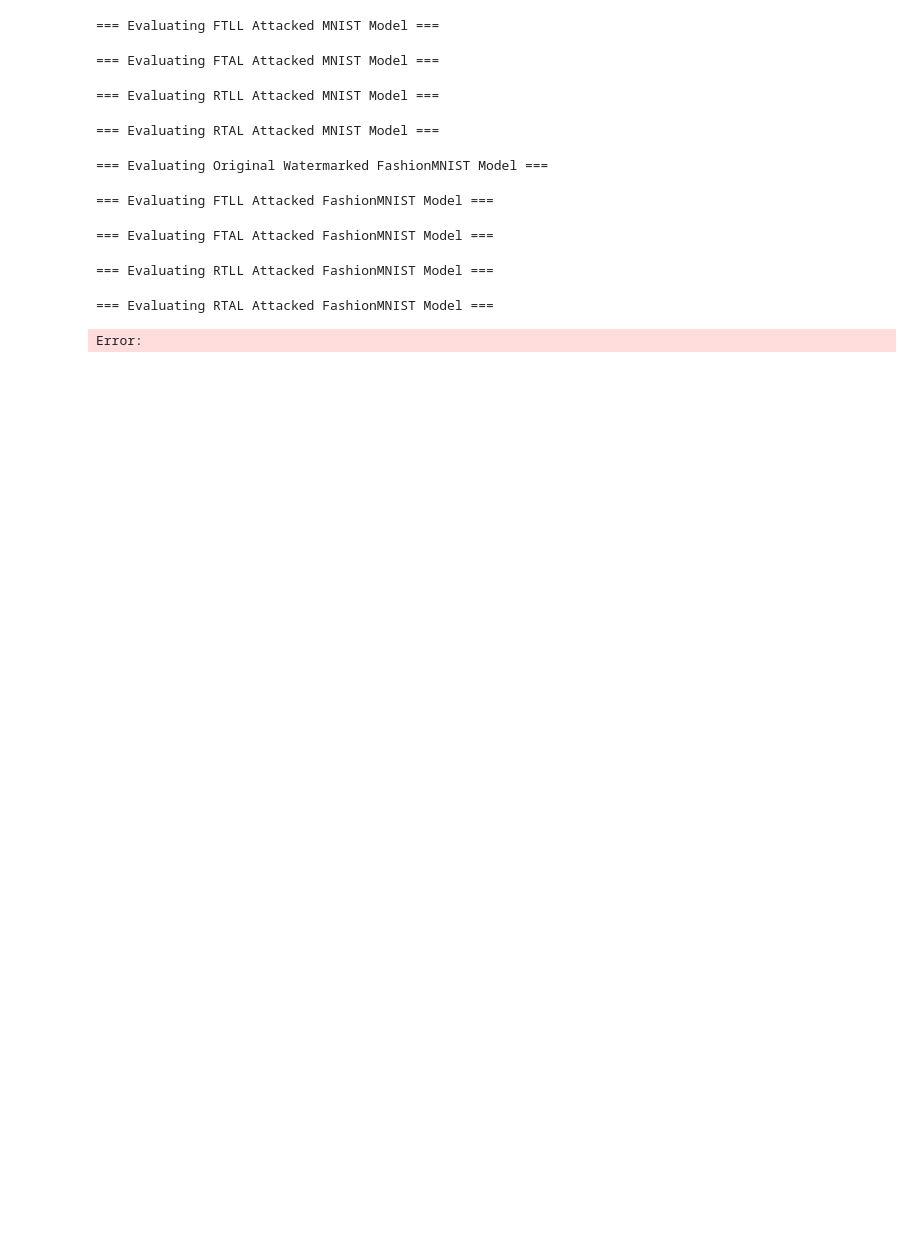
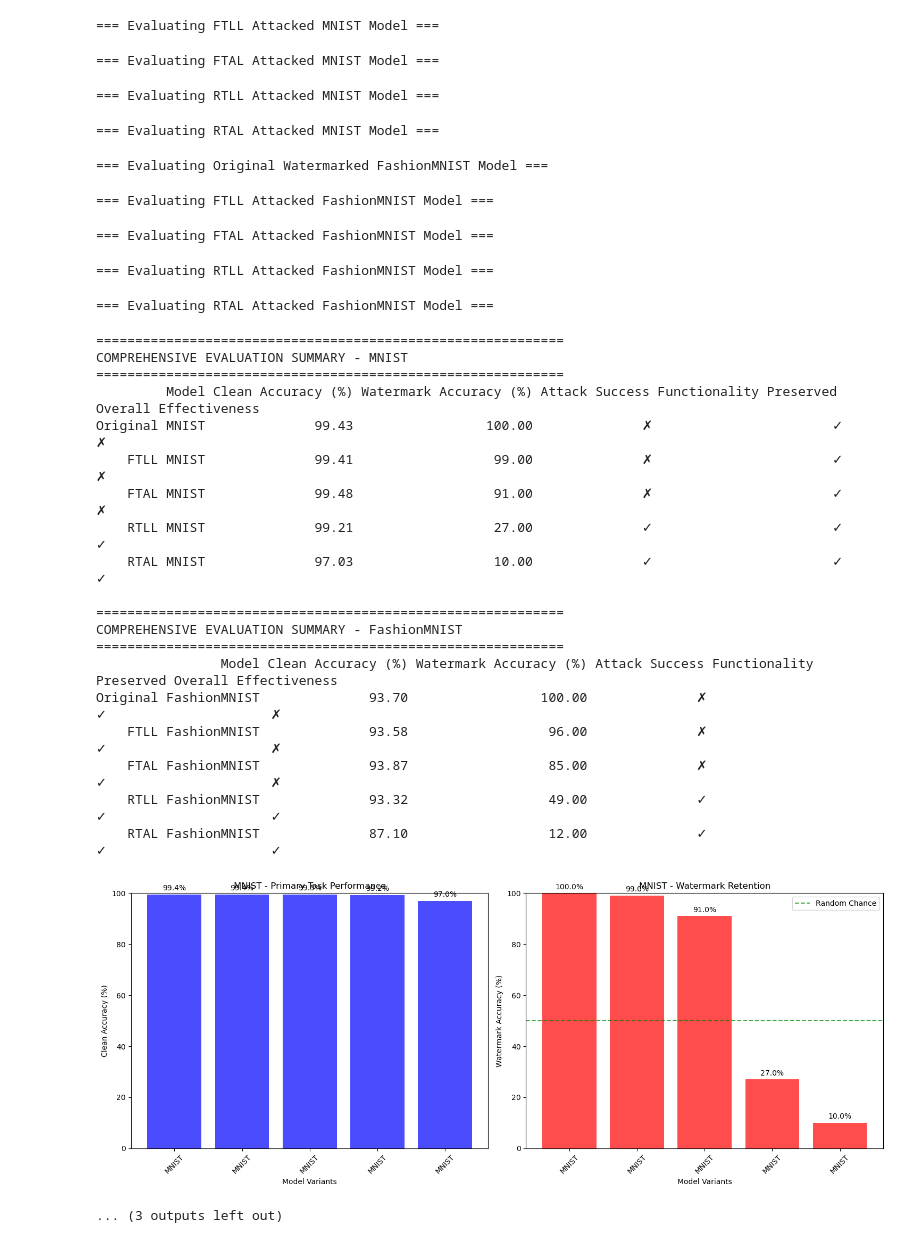
Before and after one commit to vinzentbeer/speml-dl-fingerprint, a Jupyter notebook: notebooks/evaluate.ipynb, the cells around one changed output. Saved outputs shown, nothing was run; the diff lists cells and outputs as text; code cells hidden in the pictures; blank space fills up the shorter version.

```diff
--- a/notebooks/evaluate.ipynb
+++ b/notebooks/evaluate.ipynb
@@ -1,4 +1,7 @@
 # %%
+import os
+os.environ["KMP_DUPLICATE_LIB_OK"] = "TRUE"  # Allow duplicate OpenMP library loading
+
 import torch
 import torch.nn as nn
 from torch.utils.data import DataLoader, Dataset
@@ -281,31 +284,51 @@ def analyze_attack_effectiveness(results_list, dataset_name):
 
 # Create results directory
 os.makedirs('./results', exist_ok=True)
 
 # Perform detailed analysis
 analyze_attack_effectiveness(mnist_results, "MNIST")
 analyze_attack_effectiveness(fashion_results, "FashionMNIST")
 
 print("\n" + "="*80)
 print("WATERMARK ROBUSTNESS EVALUATION COMPLETED")
 print("="*80)
 print("✓ Primary task performance measured for all model variants")
 print("✓ Watermark retention assessed across all attack types")
 print("✓ Attack effectiveness quantified and visualized")
 print("✓ Results saved to ./results/ directory")
 # %% [output]
 Found 100 images in ..\WatermarkNN\data\trigger_set\pics
 Found 100 images in ..\WatermarkNN\data\trigger_set\pics
 ✓ Evaluation datasets loaded successfully
 
 === Evaluating Original Watermarked MNIST Model ===
 === Evaluating FTLL Attacked MNIST Model ===
 === Evaluating FTAL Attacked MNIST Model ===
 === Evaluating RTLL Attacked MNIST Model ===
 === Evaluating RTAL Attacked MNIST Model ===
 === Evaluating Original Watermarked FashionMNIST Model ===
 === Evaluating FTLL Attacked FashionMNIST Model ===
 === Evaluating FTAL Attacked FashionMNIST Model ===
 === Evaluating RTLL Attacked FashionMNIST Model ===
 === Evaluating RTAL Attacked FashionMNIST Model ===
-Error:
+============================================================
+COMPREHENSIVE EVALUATION SUMMARY - MNIST
+============================================================
+         Model Clean Accuracy (%) Watermark Accuracy (%) Attack Success Functionality Preserved Overall Effectiveness
+Original MNIST              99.43                 100.00              ✗                       ✓                     ✗
+    FTLL MNIST              99.41                  99.00              ✗                       ✓                     ✗
+    FTAL MNIST              99.48                  91.00              ✗                       ✓                     ✗
+    RTLL MNIST              99.21                  27.00              ✓                       ✓                     ✓
+    RTAL MNIST              97.03                  10.00              ✓                       ✓                     ✓
+
+============================================================
+COMPREHENSIVE EVALUATION SUMMARY - FashionMNIST
+============================================================
+                Model Clean Accuracy (%) Watermark Accuracy (%) Attack Success Functionality Preserved Overall Effectiveness
+Original FashionMNIST              93.70                 100.00              ✗                       ✓                     ✗
+    FTLL FashionMNIST              93.58                  96.00              ✗                       ✓                     ✗
+    FTAL FashionMNIST              93.87                  85.00              ✗                       ✓                     ✗
+    RTLL FashionMNIST              93.32                  49.00              ✓                       ✓                     ✓
+    RTAL FashionMNIST              87.10                  12.00              ✓                       ✓                     ✓
+[figure, added]
+... (3 outputs left out)
```
